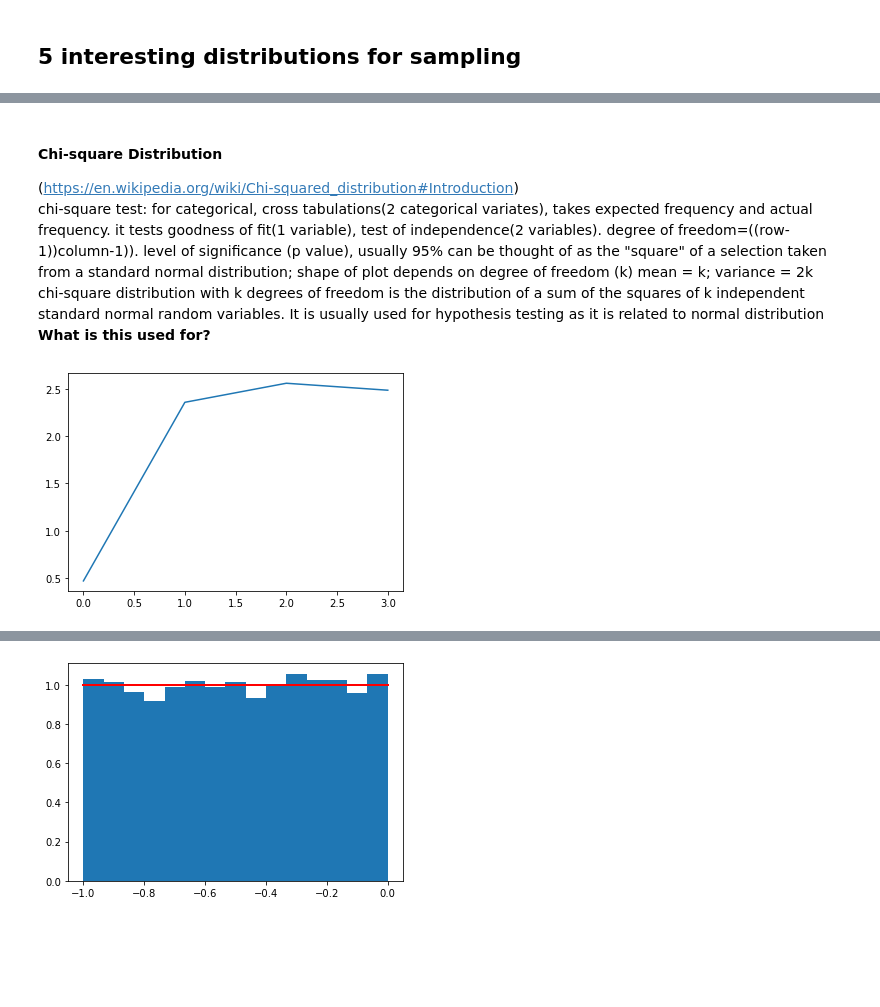
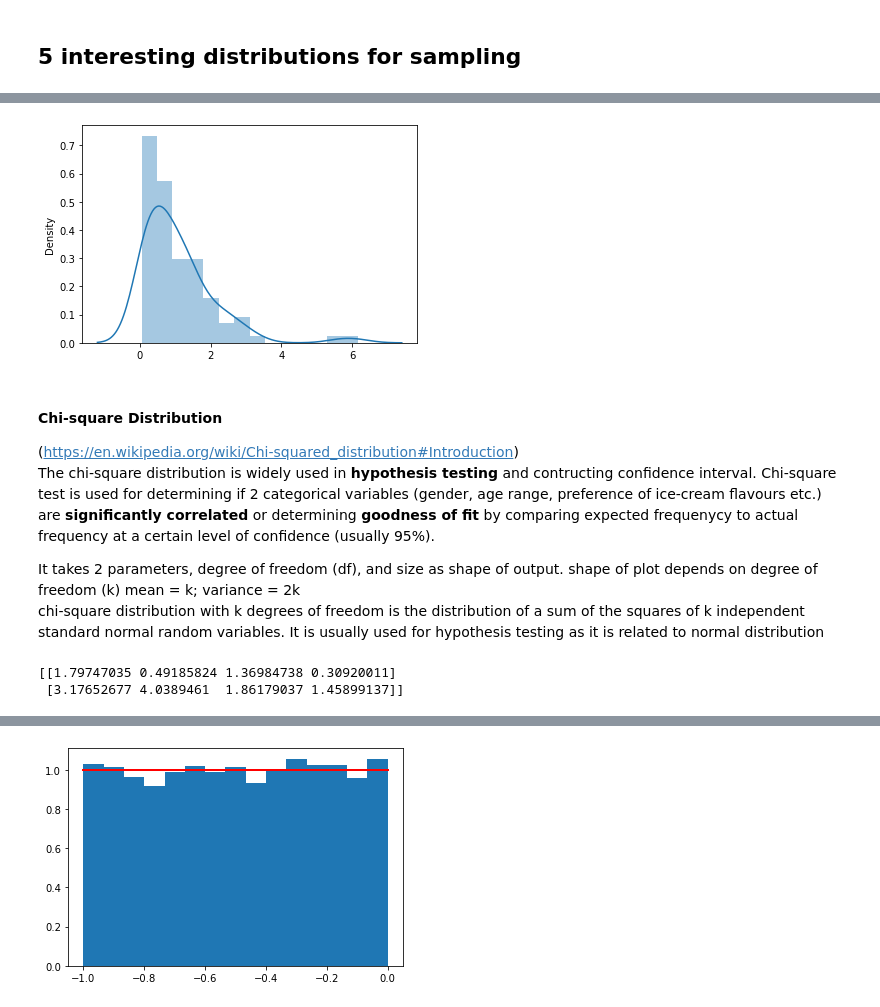
Before and after one commit to HazelIP/Programming-for-DA-assignment, a Jupyter notebook: Numpy Random package.ipynb, the cells around one changed output, grey strips where cells are left out. Saved outputs shown, nothing was run; the diff lists cells and outputs as text; code cells hidden in the pictures; blank space fills up the shorter version.

```diff
--- a/Numpy Random package.ipynb
+++ b/Numpy Random package.ipynb
@@ -400,22 +403,31 @@ plt.show()
+# %%
+expon = rng.exponential (scale=1, size=100)
+# %%
+#plt.hist(expon)
+sns.distplot(expon, kde=True)
+plt.show()
+# %% [output]
+[figure, added]
 # %% [markdown]
 #### Chi-square Distribution
 (https://en.wikipedia.org/wiki/Chi-squared_distribution#Introduction) <br>
-chi-square test: for categorical, cross tabulations(2 categorical variates), takes expected frequency and actual frequency. it tests goodness of fit(1 variable), test of independence(2 variables). degree of freedom=((row-1))column-1)). level of significance (p value), usually 95%
-can be thought of as the "square" of a selection taken from a standard normal distribution;
+The chi-square distribution is widely used in **hypothesis testing** and contructing confidence interval. Chi-square test is used for determining if 2 categorical variables (gender, age range, preference of ice-cream flavours etc.) are **significantly correlated** or determining **goodness of fit** by comparing expected frequenycy to actual frequency at a certain level of confidence (usually 95%). <br>
+
+It takes 2 parameters, degree of freedom (df), and size as shape of output.
 shape of plot depends on degree of freedom (k)
 mean = k; variance = 2k <br>
 chi-square distribution with k degrees of freedom is the distribution of a sum of the squares of k independent standard normal random variables. It is usually used for hypothesis testing as it is related to normal distribution
-**What is this used for?**<br>
 # %%
 # chi-square
-import numpy as np
-import matplotlib.pyplot as plt
-x = np.random.default_rng().chisquare(2,4)
- # array([ 1.89920014,  9.00867716,  3.13710533,  5.62318272]) # random
-plt.plot(x)
+
+#generate an output array of 2-row with 4-element each
+x = rng.chisquare(df=2, size=[2,4])
+print(x)
+#sns.distplot(x)
 plt.show()
 # %% [output]
-[figure, removed]
+[[1.79747035 0.49185824 1.36984738 0.30920011]
+ [3.17652677 4.0389461  1.86179037 1.45899137]]
 # %% [markdown]
 #### Uniform Distribution
 (https://en.wikipedia.org/wiki/Discrete_uniform_distribution) <br>
```
Also changed, not shown: parts of 46 cells of this notebook.
